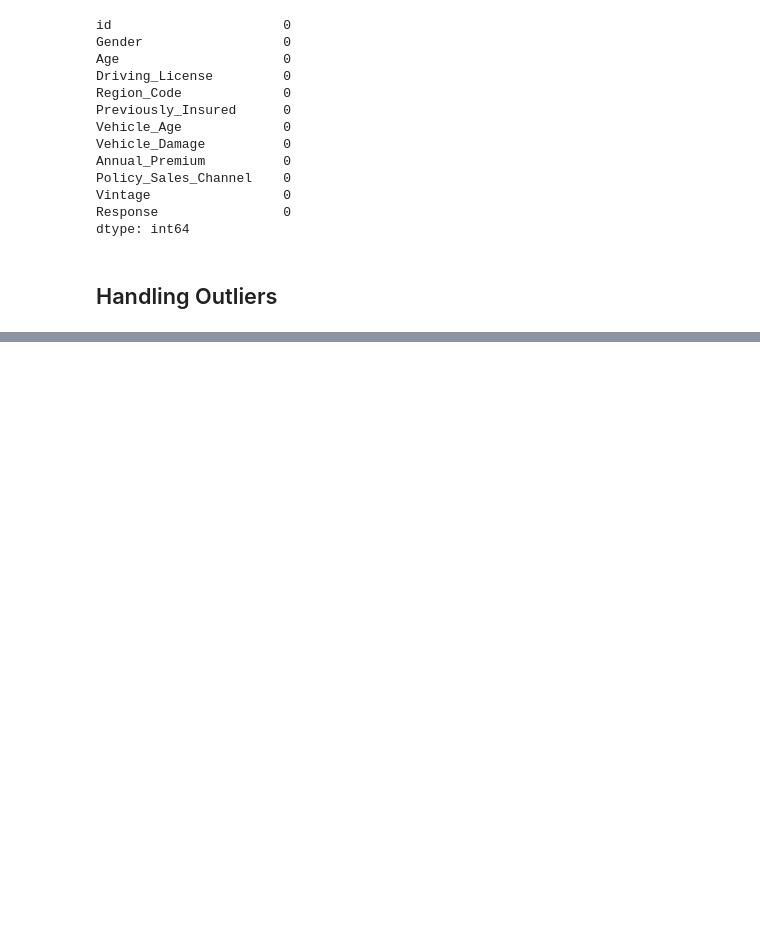
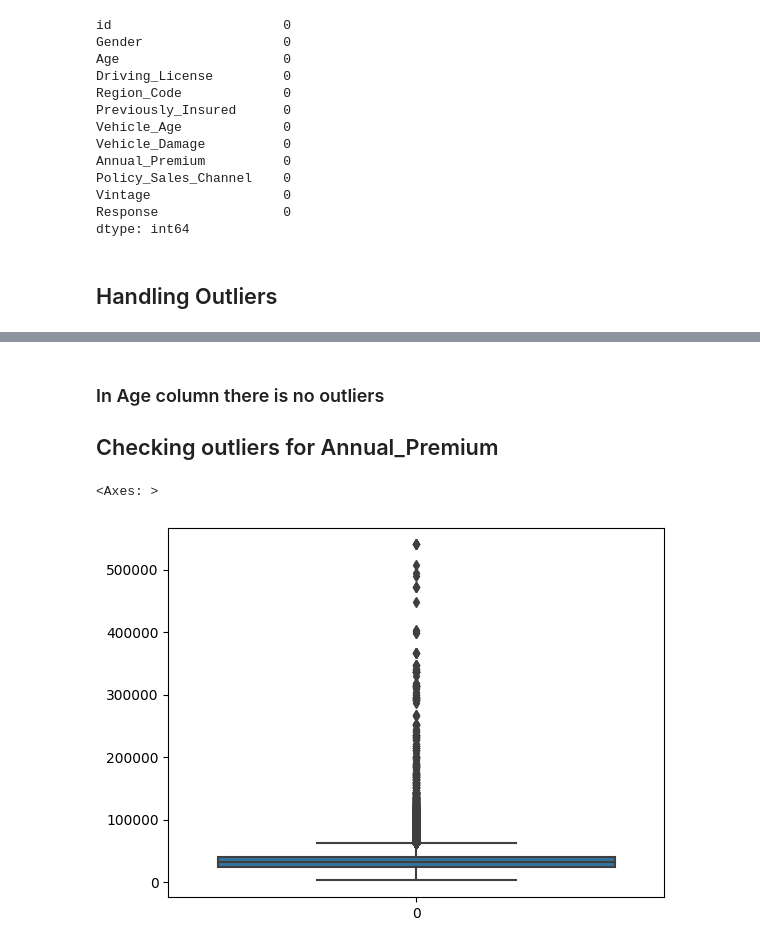
Before and after one commit to rajkumarshedage/Health-Insurance-Cross-Sell-Prediction, a Jupyter notebook: Health_Insurance_Cross_Sell_Prediction_.ipynb, the cells around one changed output, grey strips where cells are left out. Drawn from its saved outputs; the diff is of its cells as text; code cells hidden in the pictures; blank space fills up the shorter version.

```diff
--- a/Health_Insurance_Cross_Sell_Prediction_.ipynb
+++ b/Health_Insurance_Cross_Sell_Prediction_.ipynb
@@ -1119,0 +1128,8 @@ def iqr_whisker(data):
+# %% [markdown]
+### In Age column there is no outliers
+## Checking outliers for Annual_Premium
+# %%
+sns.boxplot(df.Annual_Premium)
+# %% [output]
+<Axes: >
+[figure, added]
```
Also changed, not shown: parts of 19 cells of this notebook.
